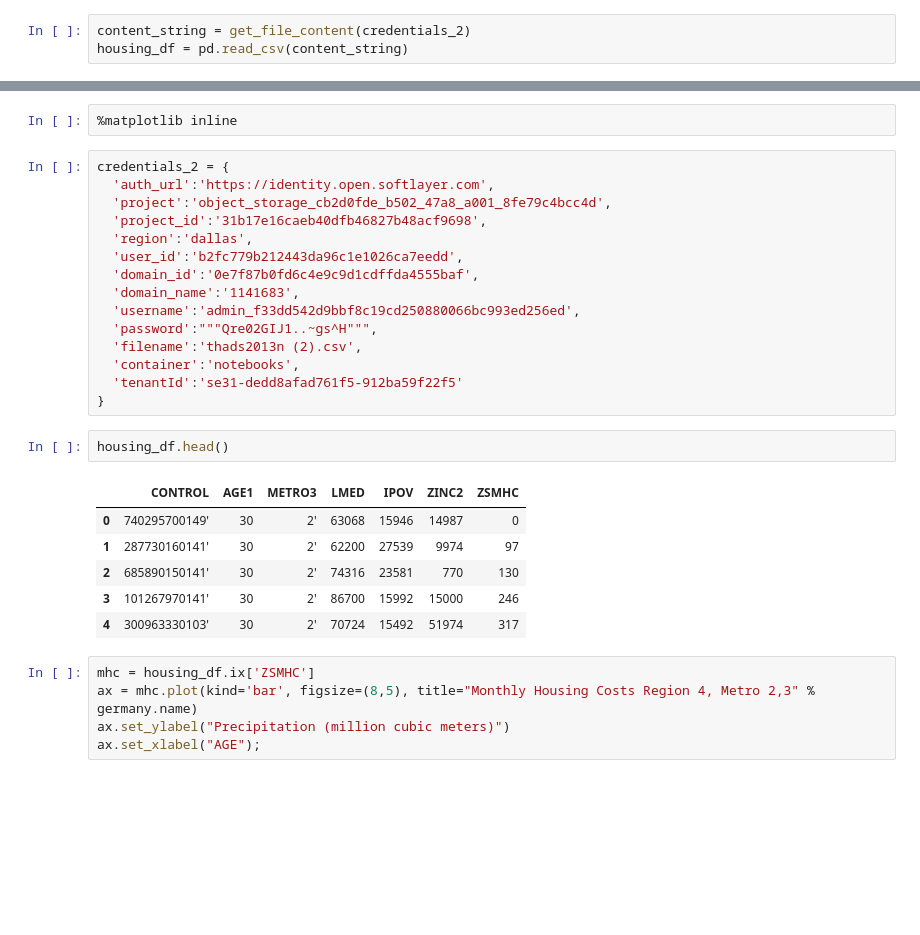
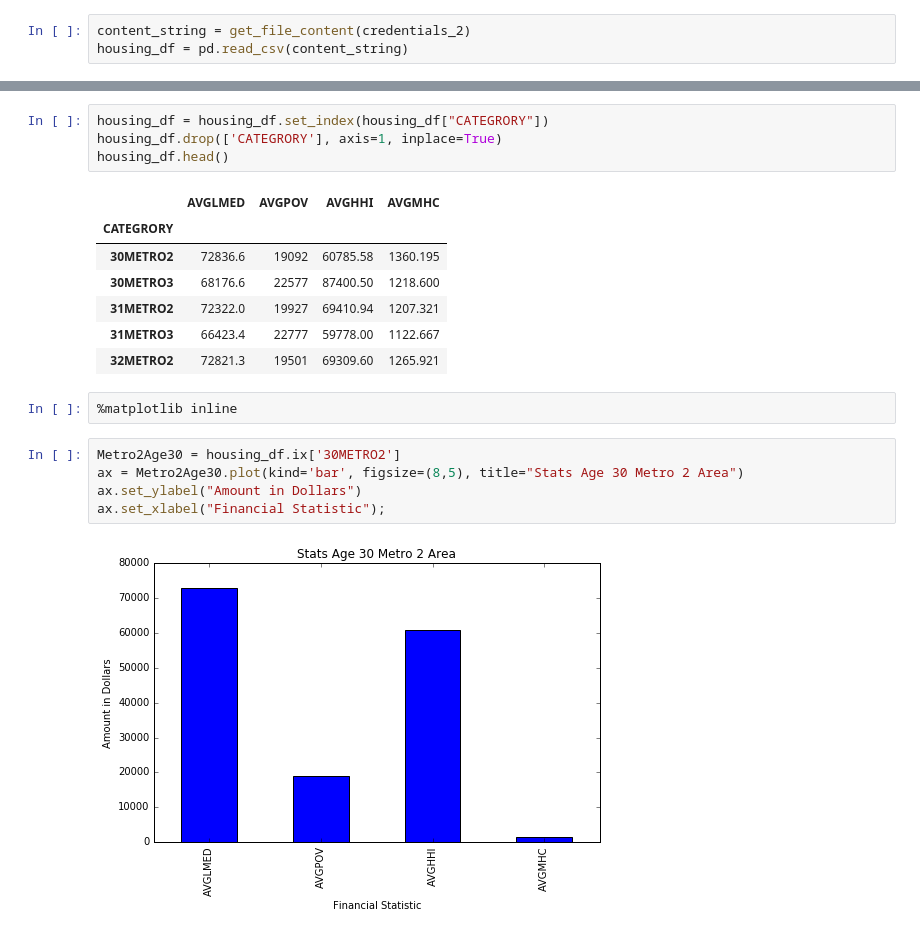
Before and after one commit to kelsiemills/Fall16-Team15, a Jupyter notebook: Housing.ipynb, the cells around one changed output, grey strips where cells are left out. Saved outputs shown, nothing was run; the diff lists cells and outputs as text; blank space fills up the shorter version.

```diff
--- a/Housing.ipynb
+++ b/Housing.ipynb
@@ -36,31 +50,21 @@ housing_df.head()
+# %%
+housing_df = housing_df.set_index(housing_df["CATEGRORY"])
+housing_df.drop(['CATEGRORY'], axis=1, inplace=True)
+housing_df.head()
+# %% [output]
+|  | AVGLMED | AVGPOV | AVGHHI | AVGMHC |
+| CATEGRORY |  |  |  |  |
+| 30METRO2 | 72836.6 | 19092 | 60785.58 | 1360.195 |
+| 30METRO3 | 68176.6 | 22577 | 87400.50 | 1218.600 |
+| 31METRO2 | 72322.0 | 19927 | 69410.94 | 1207.321 |
+| 31METRO3 | 66423.4 | 22777 | 59778.00 | 1122.667 |
+| 32METRO2 | 72821.3 | 19501 | 69309.60 | 1265.921 |
 # %%
 %matplotlib inline
-# %%
-credentials_2 = {
-  'auth_url':'https://identity.open.softlayer.com',
-  'project':'object_storage_cb2d0fde_b502_47a8_a001_8fe79c4bcc4d',
-  'project_id':'31b17e16caeb40dfb46827b48acf9698',
-  'region':'dallas',
-  'user_id':'b2fc779b212443da96c1e1026ca7eedd',
-  'domain_id':'0e7f87b0fd6c4e9c9d1cdffda4555baf',
-  'domain_name':'1141683',
-  'username':'admin_f33dd542d9bbf8c19cd250880066bc993ed256ed',
-  'password':"""Qre02GIJ1..~gs^H""",
-  'filename':'thads2013n (2).csv',
-  'container':'notebooks',
-  'tenantId':'se31-dedd8afad761f5-912ba59f22f5'
-}
-# %%
-housing_df.head()
-# %% [output]
-|  | CONTROL | AGE1 | METRO3 | LMED | IPOV | ZINC2 | ZSMHC |
-| 0 | 740295700149' | 30 | 2' | 63068 | 15946 | 14987 | 0 |
-| 1 | 287730160141' | 30 | 2' | 62200 | 27539 | 9974 | 97 |
-| 2 | 685890150141' | 30 | 2' | 74316 | 23581 | 770 | 130 |
-| 3 | 101267970141' | 30 | 2' | 86700 | 15992 | 15000 | 246 |
-| 4 | 300963330103' | 30 | 2' | 70724 | 15492 | 51974 | 317 |
 # %%
-mhc = housing_df.ix['ZSMHC']
-ax = mhc.plot(kind='bar', figsize=(8,5), title="Monthly Housing Costs Region 4, Metro 2,3" % germany.name)
-ax.set_ylabel("Precipitation (million cubic meters)")
-ax.set_xlabel("AGE");
+Metro2Age30 = housing_df.ix['30METRO2']
+ax = Metro2Age30.plot(kind='bar', figsize=(8,5), title="Stats Age 30 Metro 2 Area")
+ax.set_ylabel("Amount in Dollars")
+ax.set_xlabel("Financial Statistic");
+# %% [output]
+[figure, added]
```
Also changed, not shown: parts of 3 cells of this notebook.
